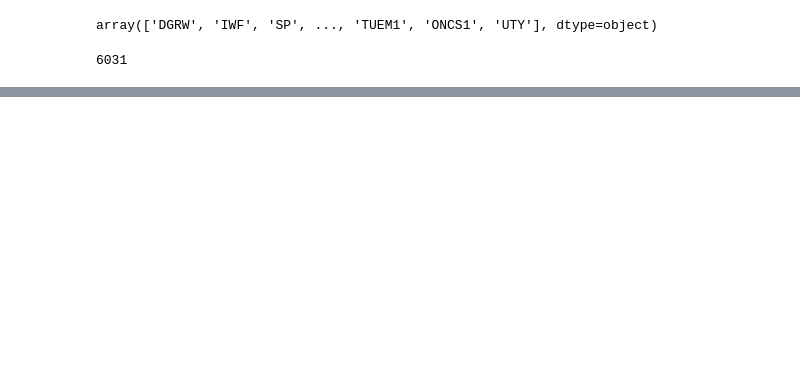
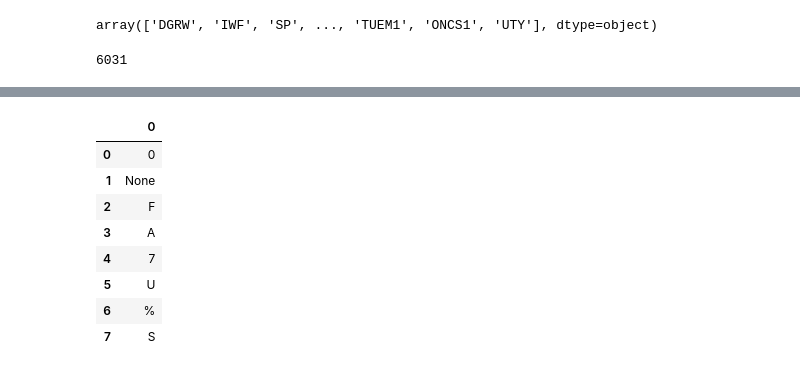
Before and after one commit to shreyjain-uchicago/ProjectLab_Spring-24_HullTactical, a Jupyter notebook: Volumes_OI_Analysis.ipynb, the cells around one changed output, grey strips where cells are left out. Cells and saved outputs as stored; diff of their text form; code cells hidden in the pictures; blank space fills up the shorter version.

```diff
--- a/Volumes_OI_Analysis.ipynb
+++ b/Volumes_OI_Analysis.ipynb
@@ -101,0 +200,12 @@ pd.DataFrame(df1['Split'].unique()).to_csv('Tickers_optionm.csv')
+# %%
+pd.DataFrame(df3['issue_type'].unique())
+# %% [output]
+|  | 0 |
+| 0 | 0 |
+| 1 | None |
+| 2 | F |
+| 3 | A |
+| 4 | 7 |
+| 5 | U |
+| 6 | % |
+| 7 | S |
```
Also changed, not shown: parts of 9 cells of this notebook.
